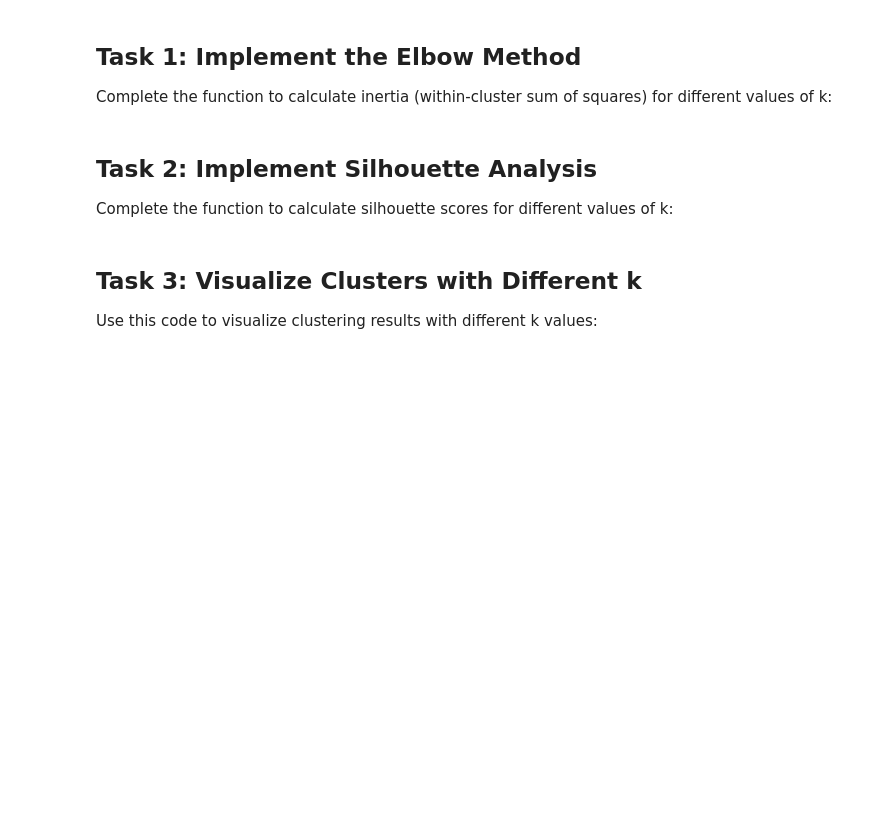
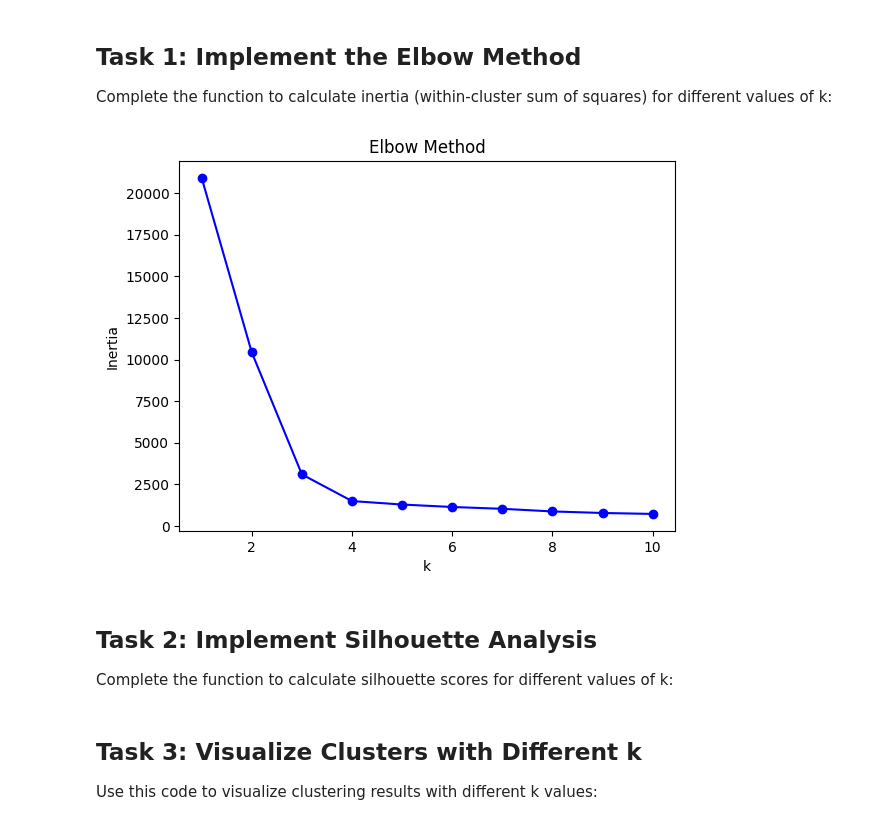
Before and after one commit to SU-IST407-SP25/student-lecture-materials-Qxuto-1, a Jupyter notebook: 14-week14/lab-exercises.ipynb, the cells around one changed output. Saved outputs shown, nothing was run; the diff lists cells and outputs as text; code cells hidden in the pictures; blank space fills up the shorter version.

```diff
--- a/14-week14/lab-exercises.ipynb
+++ b/14-week14/lab-exercises.ipynb
@@ -187,30 +189,33 @@ Complete the function to calculate inertia (within-cluster sum of squares) for d
 # %%
 def calculate_inertia(X, k_range):
     inertias = []
 
     for k in k_range:
         # Create and fit KMeans model
         # Hint: Use sklearn.cluster.KMeans
-        kmeans = # YOUR CODE HERE
+        kmeans = KMeans(n_clusters=k, random_state=42)
+        kmeans.fit(X)
 
         # Get the inertia value
         # Hint: Access the inertia_ attribute
-        inertia = # YOUR CODE HERE
+        inertia = kmeans.inertia_
 
         inertias.append(inertia)
 
     return inertias
 
 # Calculate inertia for k=1 to 10
 k_range = range(1, 11)
 inertias = calculate_inertia(X, k_range)
 
 # Plotting code is provided
 plt.plot(k_range, inertias, 'bo-')
 plt.xlabel('k')
 plt.ylabel('Inertia')
 plt.title('Elbow Method')
 plt.show()
+# %% [output]
+[figure, added]
 # %% [markdown]
 
 
```
Also changed, not shown: parts of 1 cell of this notebook.
